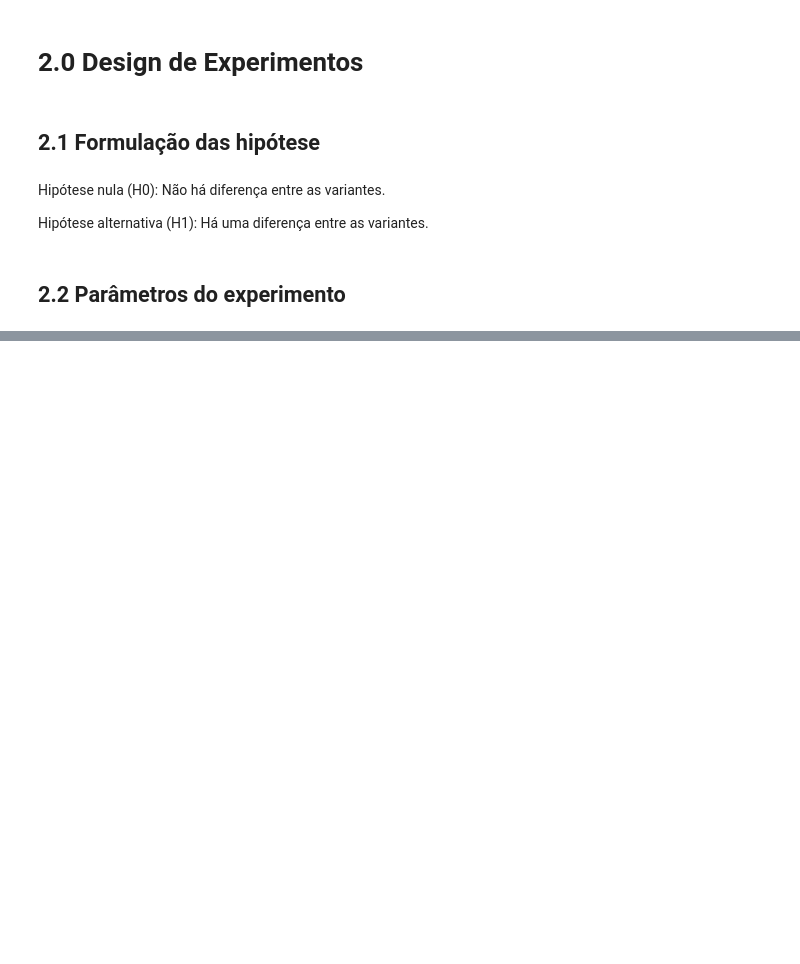
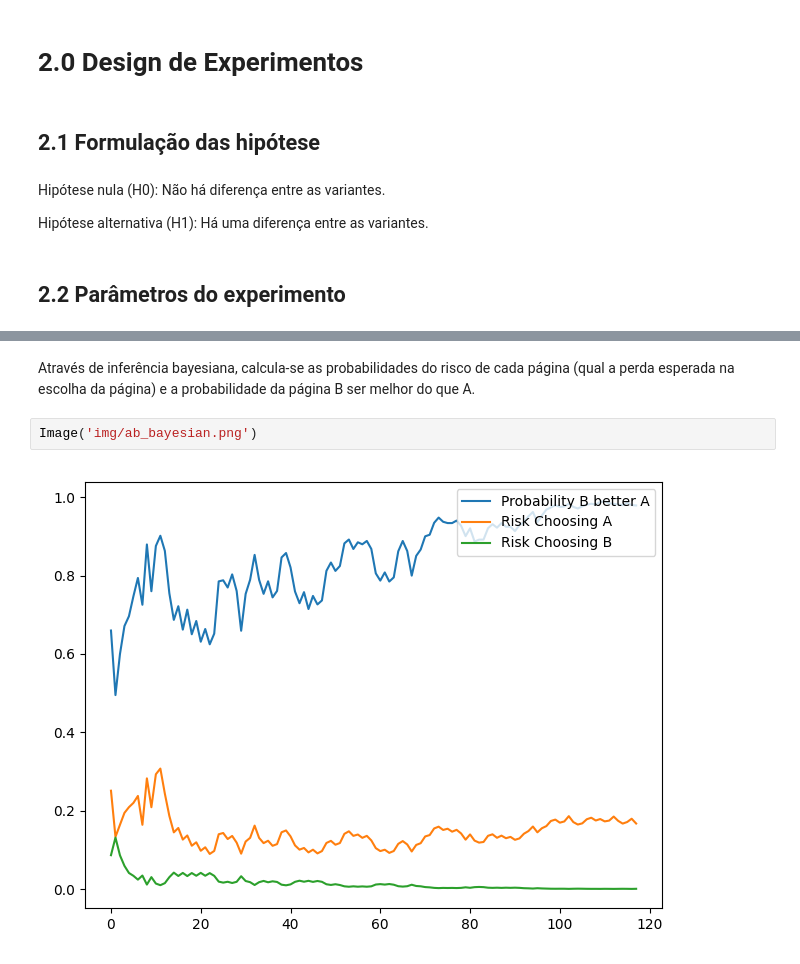
Before and after one commit to matheusventurads/ab-test, a Jupyter notebook: teste_bayesiano.ipynb, the cells around one changed output, grey strips where cells are left out. Saved outputs shown, nothing was run; the diff lists cells and outputs as text; blank space fills up the shorter version.

```diff
--- a/teste_bayesiano.ipynb
+++ b/teste_bayesiano.ipynb
@@ -140,0 +83,6 @@ A hipótese nula é rejeitada, há diferença significativa entre as variantes.
+# %% [markdown]
+Através de inferência bayesiana, calcula-se as probabilidades do risco de cada página (qual a perda esperada na escolha da página) e a probabilidade da página B ser melhor do que A.
+# %%
+Image('img/ab_bayesian.png')
+# %% [output]
+[figure, added]
```
Also changed, not shown: parts of 39 cells of this notebook, 1 other file.
